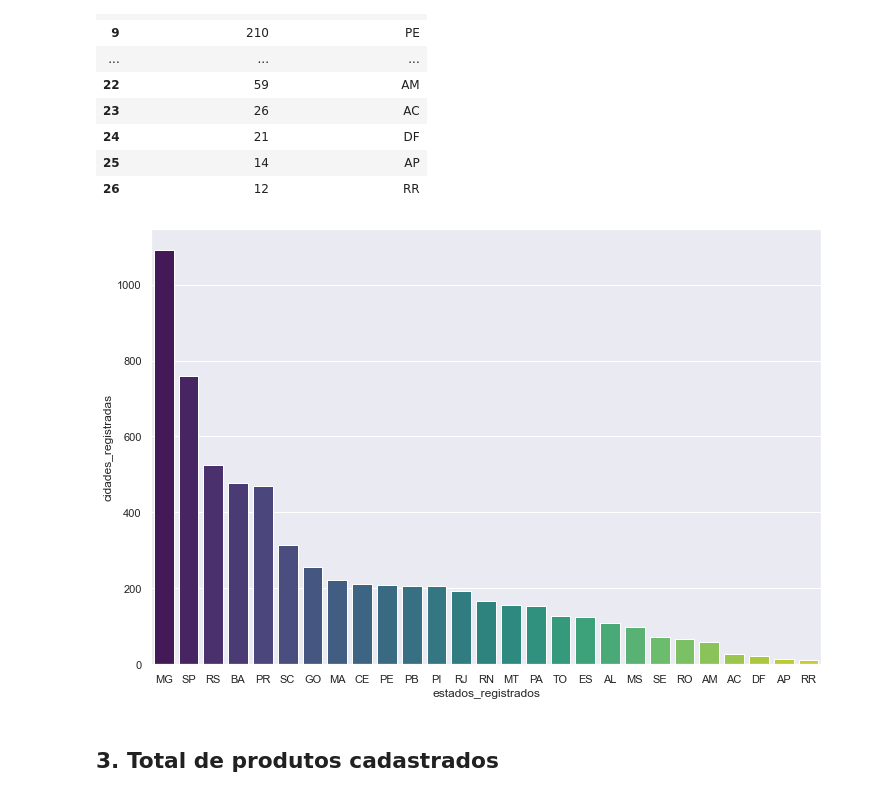
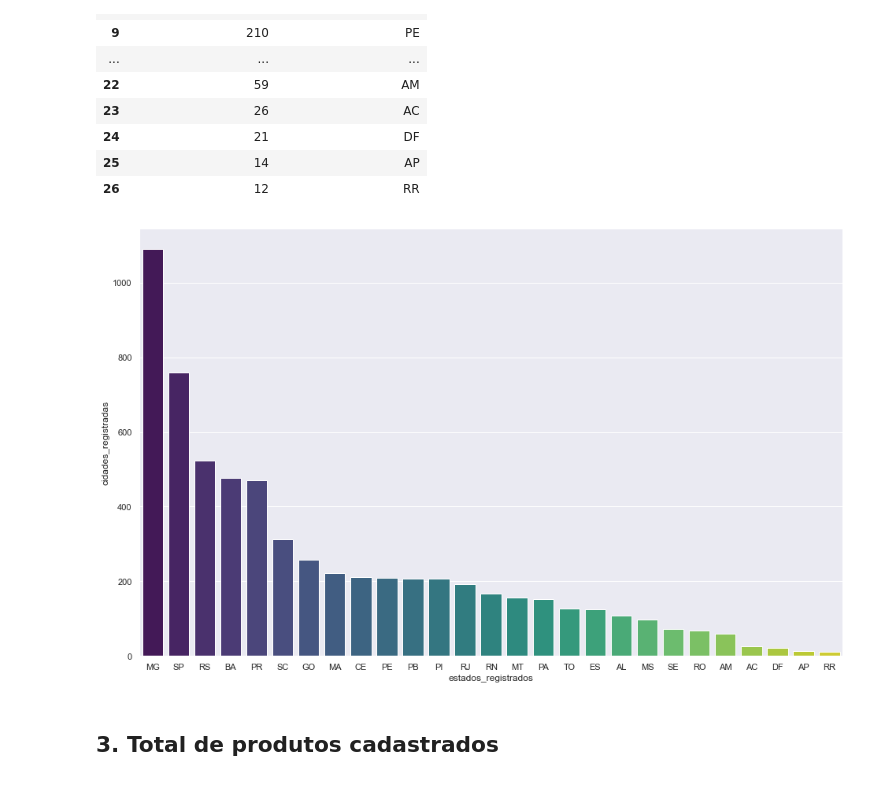
Before and after one commit to deborabmfreitas/projeto-sql, a Jupyter notebook: project.ipynb, the cells around one changed output. Saved outputs shown, nothing was run; the diff lists cells and outputs as text; code cells hidden in the pictures.

```diff
--- a/project.ipynb
+++ b/project.ipynb
@@ -13,18 +14,13 @@ import matplotlib.pyplot as plt
 # %%
 olist_customers = pd.read_csv('data/olist_customers_dataset.csv', index_col=0)
-olist_geolocation = pd.read_csv(
-    'data/olist_geolocation_dataset.csv', index_col=0)
-olist_order_items = pd.read_csv(
-    'data/olist_order_items_dataset.csv', index_col=0)
-olist_order_payments = pd.read_csv(
-    'data/olist_order_payments_dataset.csv', index_col=0)
-olist_order_reviews = pd.read_csv(
-    'data/olist_order_reviews_dataset.csv', index_col=0)
+olist_geolocation = pd.read_csv('data/olist_geolocation_dataset.csv', index_col=0)
+olist_order_items = pd.read_csv('data/olist_order_items_dataset.csv', index_col=0)
+olist_order_payments = pd.read_csv('data/olist_order_payments_dataset.csv', index_col=0)
+olist_order_reviews = pd.read_csv('data/olist_order_reviews_dataset.csv', index_col=0)
 olist_orders = pd.read_csv('data/olist_orders_dataset.csv', index_col=0)
 olist_products = pd.read_csv('data/olist_products_dataset.csv', index_col=0)
 olist_sellers = pd.read_csv('data/olist_sellers_dataset.csv', index_col=0)
-product_category_name = pd.read_csv(
-    'data/product_category_name_translation.csv', index_col=0)
+product_category_name = pd.read_csv('data/product_category_name_translation.csv', index_col=0)
 # %% [markdown]
 # Inspecionando os dados
 # %%
@@ -402,13 +395,12 @@ geolocation_city
 | 25 | 14 | AP |
 | 26 | 12 | RR |
 # %%
-fig = plt.figure(figsize=(12, 8))
+plt.figure(figsize=(16, 10))
 sns.set(style="darkgrid")
-sns.barplot(x='estados_registrados', y='cidades_registradas',
-            data=geolocation_city, palette="viridis")
+sns.barplot(x='estados_registrados', y='cidades_registradas',data=geolocation_city, palette="viridis")
 plt.show()
 # %% [output]
-[figure, old version]
+[figure, new version]
 # %% [markdown]
 ## 3. Total de produtos cadastrados
 # %% [markdown]
```
Also changed, not shown: parts of 60 cells of this notebook.
